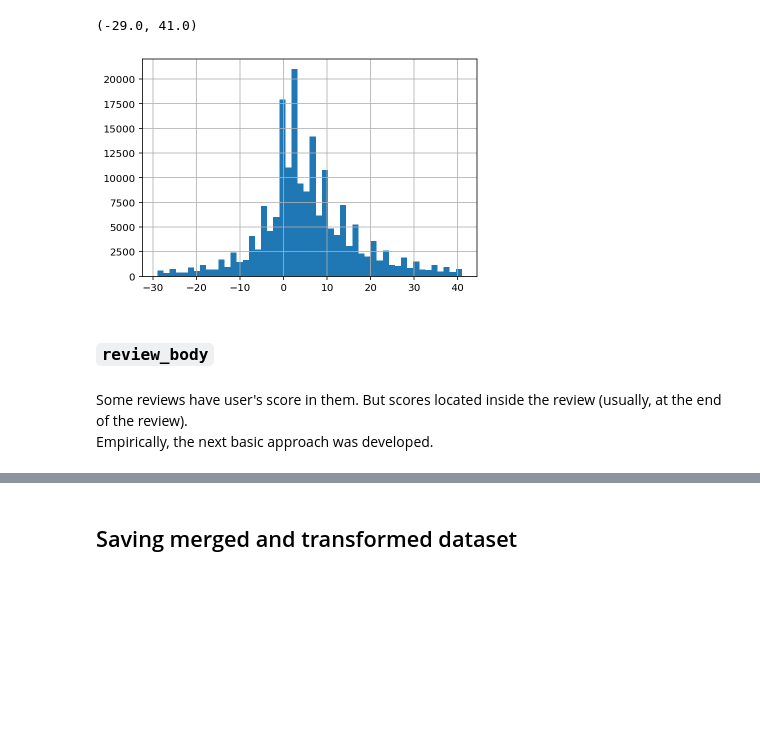
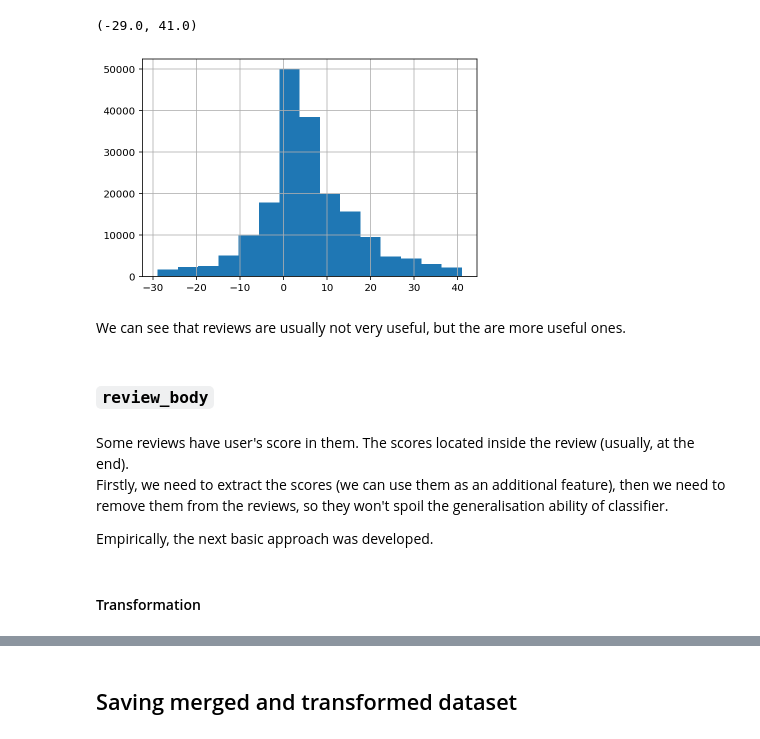
Before and after one commit to Extremesarova/shows_analysis, a Jupyter notebook: analysis/2_eda_transformation/eda_transformation.ipynb, the cells around one changed output, grey strips where cells are left out. Cells and saved outputs as stored; diff of their text form; code cells hidden in the pictures; blank space fills up the shorter version.

Commit message:
finished cleaning dataset with reviews

```diff
--- a/analysis/2_eda_transformation/eda_transformation.ipynb
+++ b/analysis/2_eda_transformation/eda_transformation.ipynb
@@ -185,6 +252,8 @@ def normalize_datetime(datetime: str) -> str:
 # %%
-reviews_df["datetime"] = reviews_df["datetime"].progress_apply(normalize_datetime)
-reviews_df["datetime"] = pd.to_datetime(reviews_df["datetime"])
+reviews_df["datetime_casted"] = reviews_df["datetime"].progress_apply(
+    normalize_datetime
+)
+reviews_df["datetime_casted"] = pd.to_datetime(reviews_df["datetime_casted"])
 # %% [markdown]
 Now we can extract valuable information from the `datetime` column
 # %% [markdown]
@@ -248,6 +315,6 @@ Name: usefulness_ratio, dtype: object
 # %% [markdown]
 We can replace `/` with `-` and then evaluate expression to get difference between likes and dislikes for the review. Let's do this.
 # %%
-reviews_df["usefulness"] = (
+reviews_df["usefulness_ratio_transformed"] = (
     reviews_df["usefulness_ratio"].replace(" / ", "-", regex=True).progress_apply(eval)
 )
@@ -256,5 +321,3 @@ Now we can drop the `usefulness_ratio` column.
-# %%
-reviews_df.drop("usefulness_ratio", axis=1, inplace=True, errors="ignore")
 # %% [markdown]
 #### Analysis
 # %%
@@ -274,5 +357,5 @@ We have some pretty big outliers
 # %%
-usefulness = reviews_df["usefulness"]
+usefulness = reviews_df["usefulness_ratio_transformed"]
 # %%
 usefulness.quantile(0.05), usefulness.quantile(0.95)
 # %% [output]
@@ -280,12 +363,16 @@ usefulness.quantile(0.05), usefulness.quantile(0.95)
 # %%
 usefulness[
     (usefulness >= usefulness.quantile(0.05))
     & (usefulness <= usefulness.quantile(0.95))
-].hist(bins=50);
+].hist(bins=15);
 # %% [output]
-[figure, old version]
+[figure, new version]
+# %% [markdown]
+We can see that reviews are usually not very useful, but the are more useful ones.
 # %% [markdown]
 ### `review_body`
 # %% [markdown]
-Some reviews have user's score in them. But scores located inside the review (usually, at the end of the review).
+Some reviews have user's score in them. The scores located inside the review (usually, at the end).
+Firstly, we need to extract the scores (we can use them as an additional feature), then we need to remove them from the reviews, so they won't spoil the generalisation ability of classifier.
+
 Empirically, the next basic approach was developed.
@@ -305,0 +379,2 @@ def return_score(preprocessor, review: str) -> str:
+# %% [markdown]
+#### Transformation
```
Also changed, not shown: parts of 50 cells of this notebook, 1 other file.
